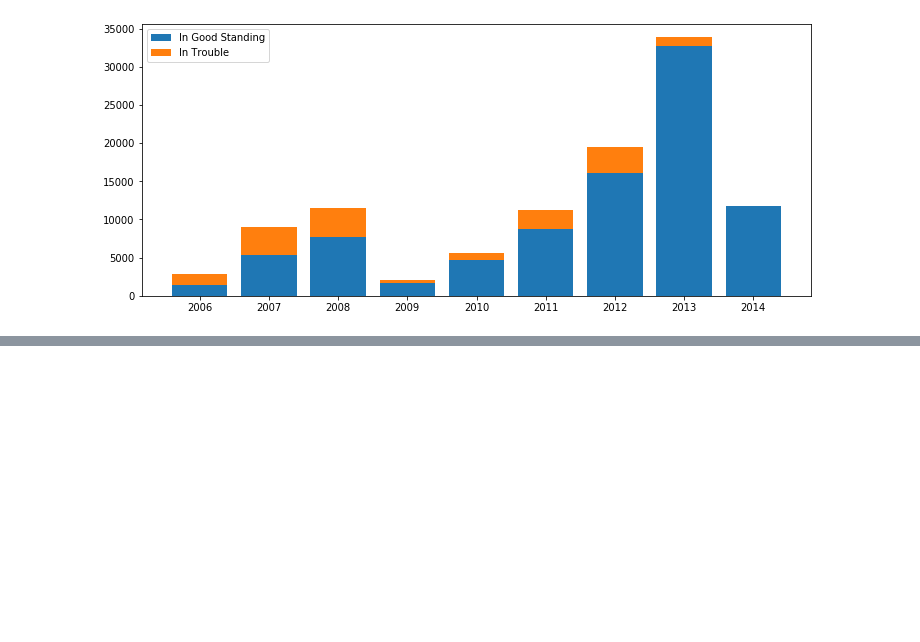
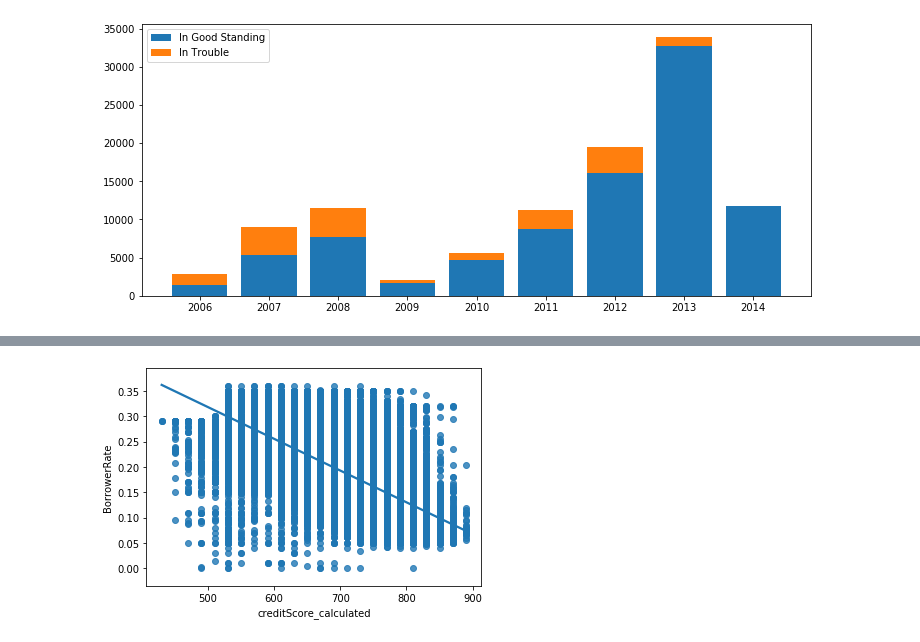
Before and after one commit to Dee-Dua/prosper-loans, a Jupyter notebook: exploration_template.ipynb, the cells around one changed output, grey strips where cells are left out. Saved outputs shown, nothing was run; the diff lists cells and outputs as text; code cells hidden in the pictures; blank space fills up the shorter version.

```diff
--- a/exploration_template.ipynb
+++ b/exploration_template.ipynb
@@ -558,0 +638,7 @@ plt.legend(cat2_order);
+# %%
+#Borrower rate vs Credit Scores.
+#df[df['BorrowerRate'] == 0][['BorrowerRate', 'LenderYield']]
+#df[(df['LenderYield'] <= 0.01) & (df['LenderYield'] > 0)][['BorrowerRate', 'LenderYield']]
+sb.regplot(data = df, x = 'creditScore_calculated', y='BorrowerRate');
+# %% [output]
+[figure, added]
```
Also changed, not shown: parts of 29 cells of this notebook.
